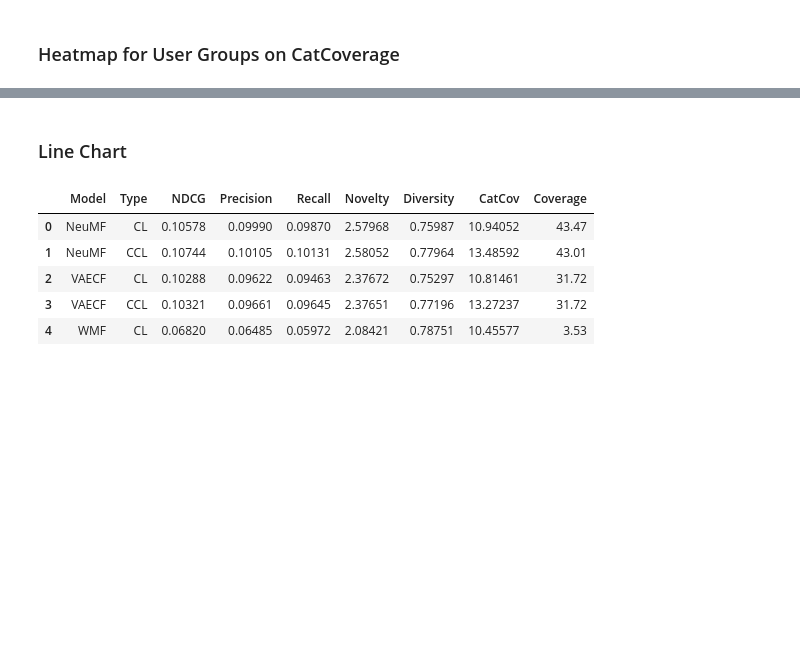
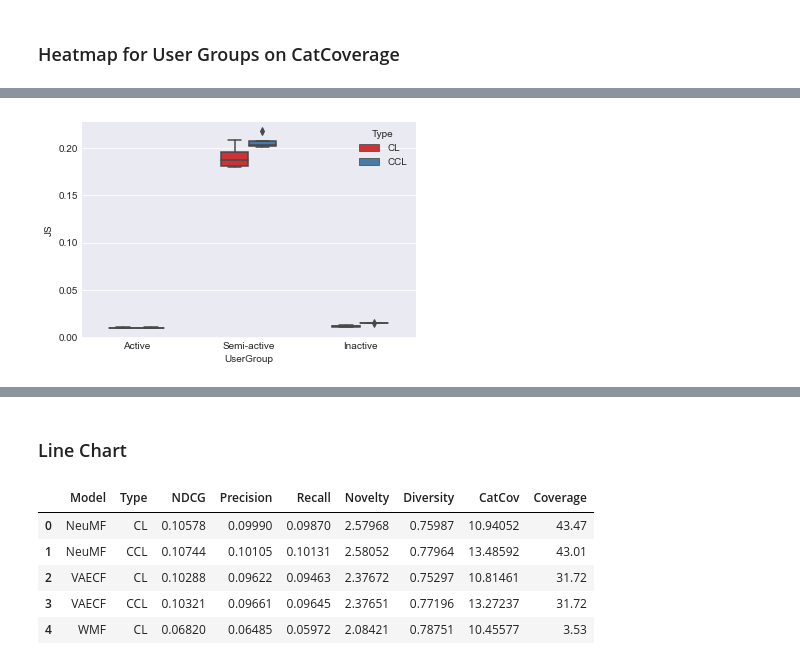
Before and after one commit to rahmanidashti/CalibrationFair, a Jupyter notebook: plots_results.ipynb, the cells around one changed output, grey strips where cells are left out. Cells and saved outputs as stored; diff of their text form; code cells hidden in the pictures; blank space fills up the shorter version.

```diff
--- a/plots_results.ipynb
+++ b/plots_results.ipynb
@@ -105,0 +138,5 @@ plt.savefig(f'plots/{dataset}/heatmap_{dataset}.pdf', bbox_inches='tight')
+# %%
+sns.boxplot(x="UserGroup", y="JS", hue="Type", data=heatmap_df, palette="Set1", width=0.5)
+plt.savefig(f'plots/{dataset}/boxplot_JS_wSemiAct_{dataset}.pdf', bbox_inches='tight')
+# %% [output]
+[figure, added]
```
Also changed, not shown: parts of 10 cells of this notebook, 36 other files.
